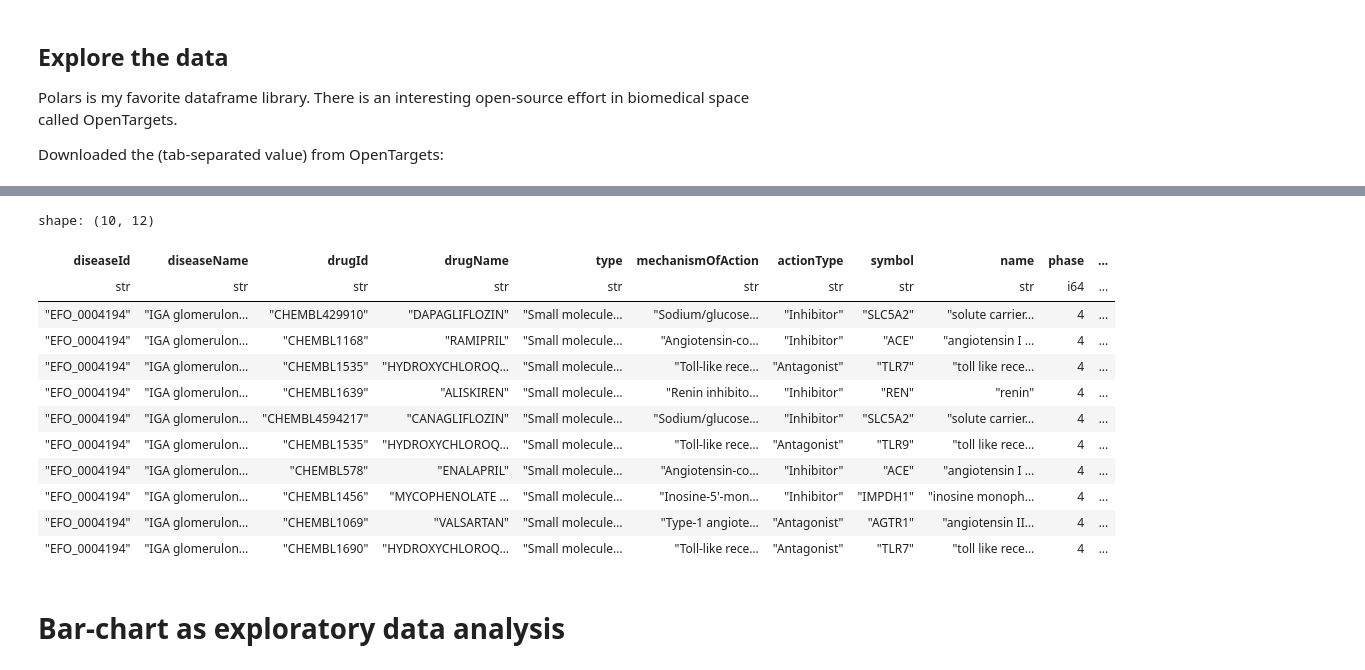
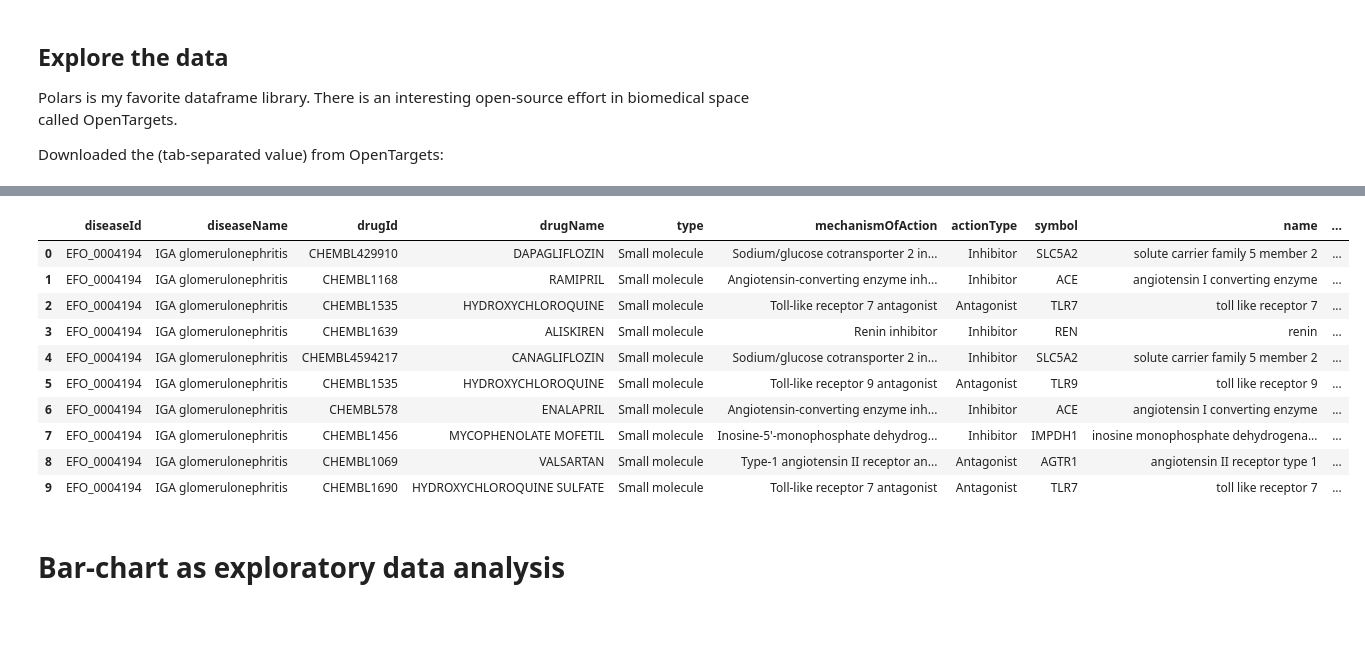
Before and after one commit to plasmak11/data-expressions, a Jupyter notebook: mynewbook/_build/jupyter_execute/step-by-step/altair-1-bar-chart.ipynb, the cells around one changed output, grey strips where cells are left out. Saved outputs shown, nothing was run; the diff lists cells and outputs as text; code cells hidden in the pictures; blank space fills up the shorter version.

```diff
--- a/mynewbook/_build/jupyter_execute/step-by-step/altair-1-bar-chart.ipynb
+++ b/mynewbook/_build/jupyter_execute/step-by-step/altair-1-bar-chart.ipynb
@@ -13,22 +13,20 @@ Downloaded the (tab-separated value) from OpenTargets:
 # %%
 import polars as pl
 
 df = pl.read_csv("data/EFO_0004194-known-drugs.tsv", separator="\t")
-df.head(10)
+df.head(10).to_pandas()
 # %% [output]
-shape: (10, 12)
-| diseaseId | diseaseName | drugId | drugName | type | mechanismOfAction | actionType | symbol | name | phase | ... |
-| str | str | str | str | str | str | str | str | str | i64 | ... |
-| "EFO_0004194" | "IGA glomerulon… | "CHEMBL429910" | "DAPAGLIFLOZIN" | "Small molecule… | "Sodium/glucose… | "Inhibitor" | "SLC5A2" | "solute carrier… | 4 | ... |
-| "EFO_0004194" | "IGA glomerulon… | "CHEMBL1168" | "RAMIPRIL" | "Small molecule… | "Angiotensin-co… | "Inhibitor" | "ACE" | "angiotensin I … | 4 | ... |
-| "EFO_0004194" | "IGA glomerulon… | "CHEMBL1535" | "HYDROXYCHLOROQ… | "Small molecule… | "Toll-like rece… | "Antagonist" | "TLR7" | "toll like rece… | 4 | ... |
-| "EFO_0004194" | "IGA glomerulon… | "CHEMBL1639" | "ALISKIREN" | "Small molecule… | "Renin inhibito… | "Inhibitor" | "REN" | "renin" | 4 | ... |
-| "EFO_0004194" | "IGA glomerulon… | "CHEMBL4594217" | "CANAGLIFLOZIN" | "Small molecule… | "Sodium/glucose… | "Inhibitor" | "SLC5A2" | "solute carrier… | 4 | ... |
-| "EFO_0004194" | "IGA glomerulon… | "CHEMBL1535" | "HYDROXYCHLOROQ… | "Small molecule… | "Toll-like rece… | "Antagonist" | "TLR9" | "toll like rece… | 4 | ... |
-| "EFO_0004194" | "IGA glomerulon… | "CHEMBL578" | "ENALAPRIL" | "Small molecule… | "Angiotensin-co… | "Inhibitor" | "ACE" | "angiotensin I … | 4 | ... |
-| "EFO_0004194" | "IGA glomerulon… | "CHEMBL1456" | "MYCOPHENOLATE … | "Small molecule… | "Inosine-5'-mon… | "Inhibitor" | "IMPDH1" | "inosine monoph… | 4 | ... |
-| "EFO_0004194" | "IGA glomerulon… | "CHEMBL1069" | "VALSARTAN" | "Small molecule… | "Type-1 angiote… | "Antagonist" | "AGTR1" | "angiotensin II… | 4 | ... |
-| "EFO_0004194" | "IGA glomerulon… | "CHEMBL1690" | "HYDROXYCHLOROQ… | "Small molecule… | "Toll-like rece… | "Antagonist" | "TLR7" | "toll like rece… | 4 | ... |
+|  | diseaseId | diseaseName | drugId | drugName | type | mechanismOfAction | actionType | symbol | name | ... |
+| 0 | EFO_0004194 | IGA glomerulonephritis | CHEMBL429910 | DAPAGLIFLOZIN | Small molecule | Sodium/glucose cotransporter 2 in... | Inhibitor | SLC5A2 | solute carrier family 5 member 2 | ... |
+| 1 | EFO_0004194 | IGA glomerulonephritis | CHEMBL1168 | RAMIPRIL | Small molecule | Angiotensin-converting enzyme inh... | Inhibitor | ACE | angiotensin I converting enzyme | ... |
+| 2 | EFO_0004194 | IGA glomerulonephritis | CHEMBL1535 | HYDROXYCHLOROQUINE | Small molecule | Toll-like receptor 7 antagonist | Antagonist | TLR7 | toll like receptor 7 | ... |
+| 3 | EFO_0004194 | IGA glomerulonephritis | CHEMBL1639 | ALISKIREN | Small molecule | Renin inhibitor | Inhibitor | REN | renin | ... |
+| 4 | EFO_0004194 | IGA glomerulonephritis | CHEMBL4594217 | CANAGLIFLOZIN | Small molecule | Sodium/glucose cotransporter 2 in... | Inhibitor | SLC5A2 | solute carrier family 5 member 2 | ... |
+| 5 | EFO_0004194 | IGA glomerulonephritis | CHEMBL1535 | HYDROXYCHLOROQUINE | Small molecule | Toll-like receptor 9 antagonist | Antagonist | TLR9 | toll like receptor 9 | ... |
+| 6 | EFO_0004194 | IGA glomerulonephritis | CHEMBL578 | ENALAPRIL | Small molecule | Angiotensin-converting enzyme inh... | Inhibitor | ACE | angiotensin I converting enzyme | ... |
+| 7 | EFO_0004194 | IGA glomerulonephritis | CHEMBL1456 | MYCOPHENOLATE MOFETIL | Small molecule | Inosine-5'-monophosphate dehydrog... | Inhibitor | IMPDH1 | inosine monophosphate dehydrogena... | ... |
+| 8 | EFO_0004194 | IGA glomerulonephritis | CHEMBL1069 | VALSARTAN | Small molecule | Type-1 angiotensin II receptor an... | Antagonist | AGTR1 | angiotensin II receptor type 1 | ... |
+| 9 | EFO_0004194 | IGA glomerulonephritis | CHEMBL1690 | HYDROXYCHLOROQUINE SULFATE | Small molecule | Toll-like receptor 7 antagonist | Antagonist | TLR7 | toll like receptor 7 | ... |
 # %% [markdown]
 # Bar-chart as exploratory data analysis
 # %%
```
Also changed, not shown: parts of 1 cell of this notebook, 4 other files.
